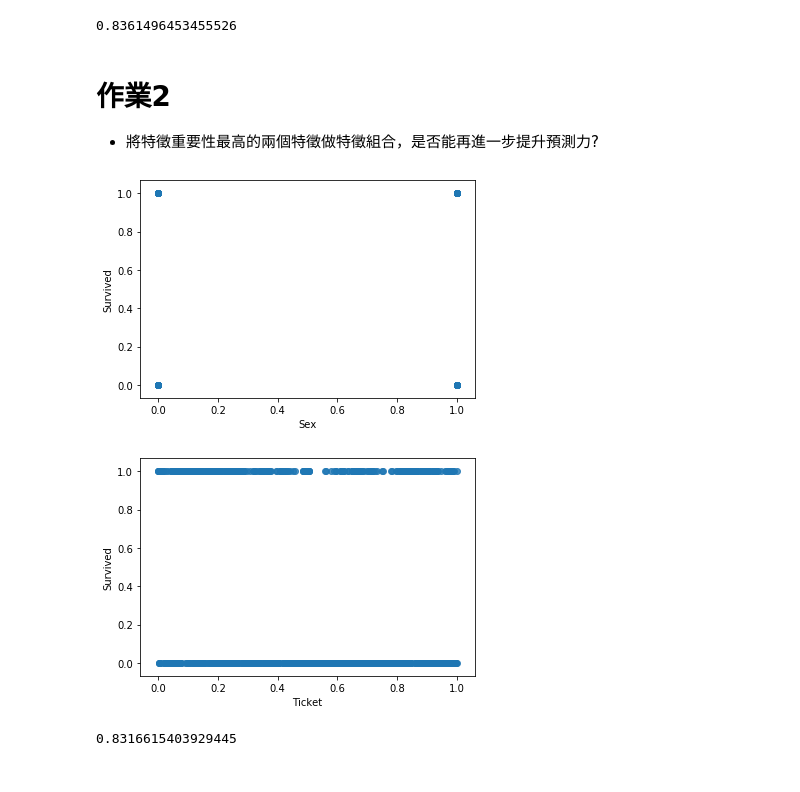
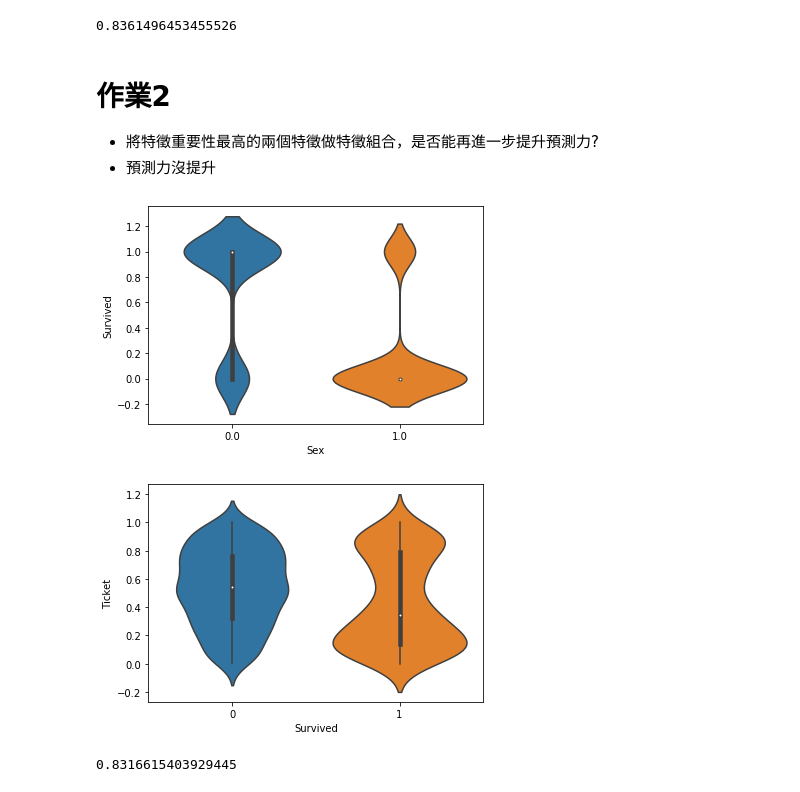
Before and after one commit to k1012ken/ML100Days, a Jupyter notebook: homework/Day_031_HW.ipynb, the cells around one changed output. Drawn from its saved outputs; the diff is of its cells as text; code cells hidden in the pictures.

```diff
--- a/homework/Day_031_HW.ipynb
+++ b/homework/Day_031_HW.ipynb
@@ -91,21 +92,22 @@ cross_val_score(estimator, train_X, train_Y, cv=5).mean()
 # %% [markdown]
 # 作業2
 * 將特徵重要性最高的兩個特徵做特徵組合，是否能再進一步提升預測力?
+* 預測力沒提升
 # %%
 # 觀察重要特徵與目標的分布
 # 第一名
 import seaborn as sns
 import matplotlib.pyplot as plt
-sns.regplot(x=df['Sex'], y=train_Y, fit_reg=False)
+sns.violinplot(x=df['Sex'], y=train_Y, fit_reg=False)
 plt.show()
 # %% [output]
-[figure, old version]
+[figure, new version]
 # %%
 # 第二名
-sns.regplot(x=df['Ticket'], y=train_Y, fit_reg=False)
+sns.violinplot(x=train_Y, y=df['Ticket'], fit_reg=False)
 plt.show()
 # %% [output]
-[figure, old version]
+[figure, new version]
 # %%
 # 製作新特徵看效果
 """
```
Also changed, not shown: parts of 1 cell of this notebook.
